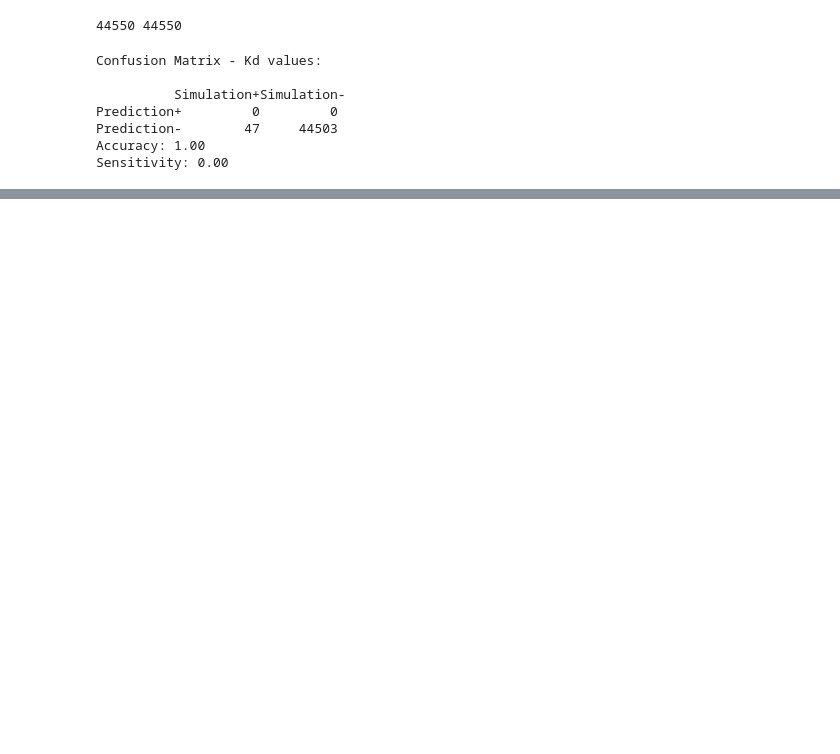
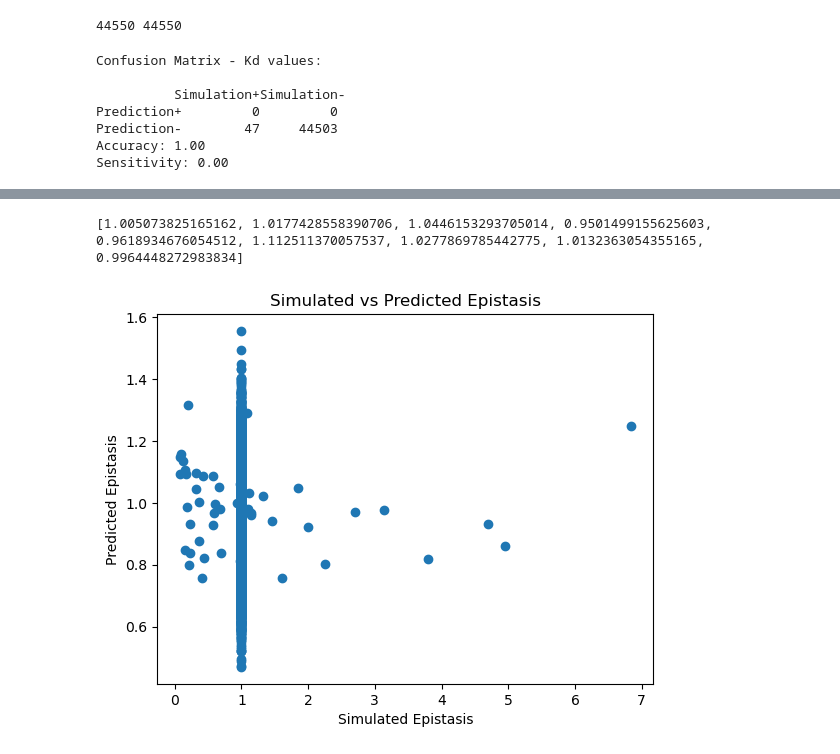
Before and after one commit to JoshuaGensel/MIME_ML, a Jupyter notebook: src/MIMENetEnsemble_test.ipynb, the cells around one changed output, grey strips where cells are left out. Drawn from its saved outputs; the diff is of its cells as text; code cells hidden in the pictures; blank space fills up the shorter version.

Commit message:
epistasis inference

```diff
--- a/src/MIMENetEnsemble_test.ipynb
+++ b/src/MIMENetEnsemble_test.ipynb
@@ -1048,3 +1053,7 @@ Prediction+         0         0
 Prediction-        47     44503
 Accuracy: 1.00
 Sensitivity: 0.00
+# %%
+# get indices of pairs with epistasis
+epi_sim_not_1 = np.where(np.array(epi_sim) != 1)[0]
+epi_sim_not_1
@@ -1050,0 +1067,6 @@ Sensitivity: 0.00
+# %%
+# print pairs where epistasis was simulated
+pairs_epistasis = []
+for i in epi_sim_not_1:
+    pairs_epistasis.append(pairs[i])
+len(pairs_epistasis)
@@ -1050,0 +1095,39 @@ Sensitivity: 0.00
+# %%
+def computeEpistasis(singleKds : list, pairwiseKds : list):
+
+    single_kd_pred = np.array(singleKds)
+    single_kd_pred_means = np.mean(single_kd_pred, axis=1)
+    single_kd_pred_conf = np.zeros((single_kd_pred_means.shape[0], 2))
+    for i in range(single_kd_pred_means.shape[0]):
+        single_kd_pred_conf[i] = np.quantile(single_kd_pred[i], [0.025, 0.975])
+
+    pairwise_kd_pred = np.array(pairwiseKds)
+    pairwise_kd_pred_means = np.mean(pairwise_kd_pred, axis=1)
+    pairwise_kd_pred_conf = np.zeros((pairwise_kd_pred_means.shape[0], 2))
+    for i in range(pairwise_kd_pred_means.shape[0]):
+        pairwise_kd_pred_conf[i] = np.quantile(pairwise_kd_pred[i], [0.025, 0.975])
+
+    #iterate through all possible pairs
+    epistasis = []
+    j = 0
+    for pos1 in range(0,single_kd_pred.shape[0], 3):
+        for pos2 in range(pos1+3, single_kd_pred.shape[0], 3):
+            for mut1 in range(3):
+                for mut2 in range(3):
+                    epistasis.append((single_kd_pred_means[pos1+mut1]*single_kd_pred_means[pos2+mut2])/pairwise_kd_pred_means[j])
+                    j += 1
+    return epistasis
+# %%
+epi_val_pred = computeEpistasis(single_kd_pred, pair_kd_pred)
+print(epi_val_pred[1:10])
+# %% [output]
+[1.005073825165162, 1.0177428558390706, 1.0446153293705014, 0.9501499155625603, 0.9618934676054512, 1.112511370057537, 1.0277869785442775, 1.0132363054355165, 0.9964448272983834]
+# %%
+# plot simulated vs predicted epistasis
+plt.scatter(epi_sim, epi_val_pred)
+plt.xlabel('Simulated Epistasis')
+plt.ylabel('Predicted Epistasis')
+plt.title('Simulated vs Predicted Epistasis')
+plt.show()
+# %% [output]
+[figure, added]
```
Also changed, not shown: parts of 9 cells of this notebook.
